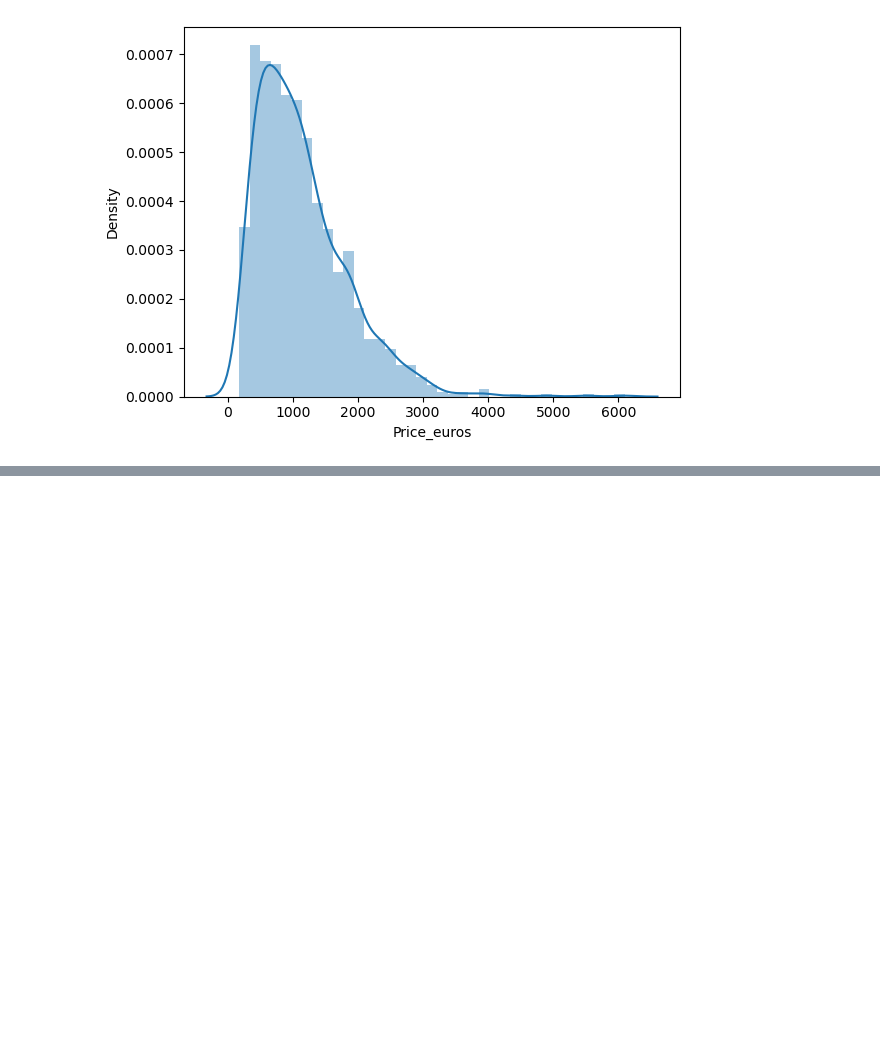
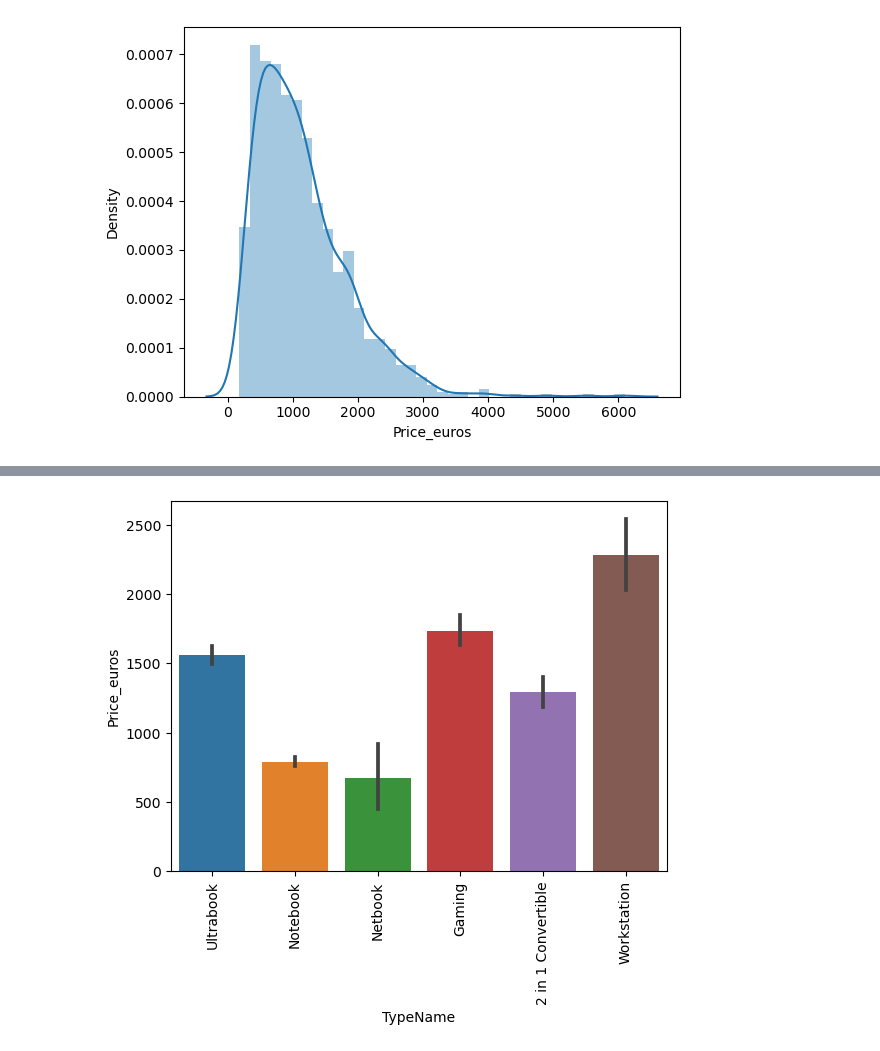
Before and after one commit to niteshkavade/Laptop-Price-Prediction, a Jupyter notebook: Laptop_Price_Prediction.ipynb, the cells around one changed output, grey strips where cells are left out. Drawn from its saved outputs; the diff is of its cells as text; code cells hidden in the pictures; blank space fills up the shorter version.

```diff
--- a/Laptop_Price_Prediction.ipynb
+++ b/Laptop_Price_Prediction.ipynb
@@ -96,0 +113,6 @@ sns.distplot(df['Price_euros'])
+# %%
+sns.barplot(x=df["TypeName"],y=df["Price_euros"])
+plt.xticks(rotation="vertical")
+plt.show()
+# %% [output]
+[figure, added]
```
Also changed, not shown: parts of 5 cells of this notebook.
